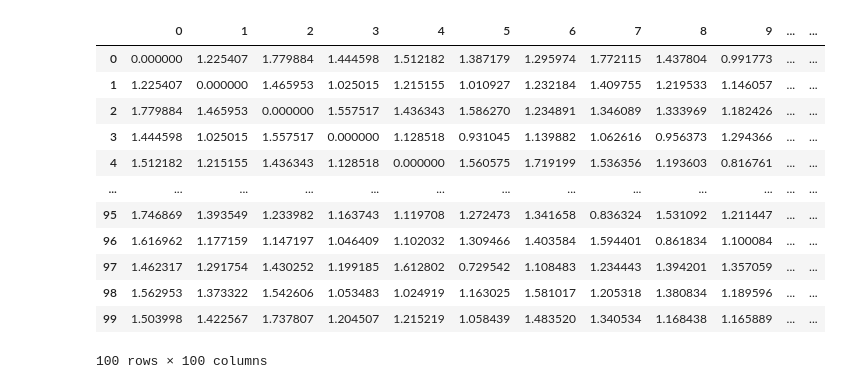
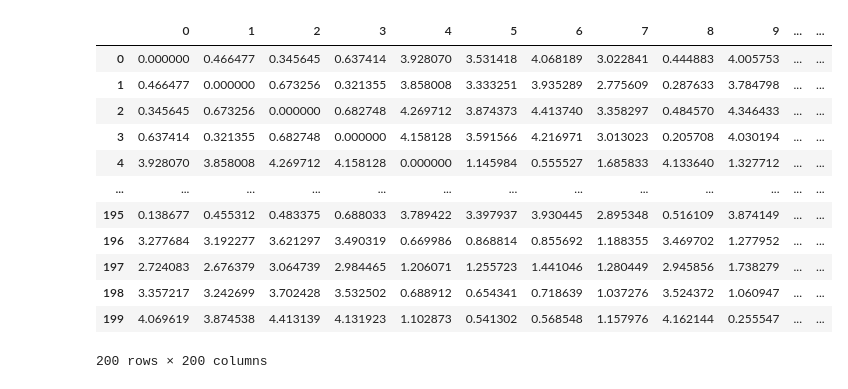
Before and after one commit to shyu61/math, a Jupyter notebook: anomaly_detection/lof/main.ipynb, the cells around one changed output. Saved outputs shown, nothing was run; the diff lists cells and outputs as text; code cells hidden in the pictures.

```diff
--- a/anomaly_detection/lof/main.ipynb
+++ b/anomaly_detection/lof/main.ipynb
@@ -5,19 +8,19 @@ import scipy
 # %%
-X = np.random.rand(100, 10)
+X, Y = datasets.make_blobs(n_samples=200, centers=2, n_features=2, cluster_std=0.4, random_state=0)
 
 dist_matrix = scipy.spatial.distance_matrix(X, X)
 pd.DataFrame(dist_matrix)
 # %% [output]
 |  | 0 | 1 | 2 | 3 | 4 | 5 | 6 | 7 | 8 | 9 | ... | ... |
-| 0 | 0.000000 | 1.225407 | 1.779884 | 1.444598 | 1.512182 | 1.387179 | 1.295974 | 1.772115 | 1.437804 | 0.991773 | ... | ... |
-| 1 | 1.225407 | 0.000000 | 1.465953 | 1.025015 | 1.215155 | 1.010927 | 1.232184 | 1.409755 | 1.219533 | 1.146057 | ... | ... |
-| 2 | 1.779884 | 1.465953 | 0.000000 | 1.557517 | 1.436343 | 1.586270 | 1.234891 | 1.346089 | 1.333969 | 1.182426 | ... | ... |
-| 3 | 1.444598 | 1.025015 | 1.557517 | 0.000000 | 1.128518 | 0.931045 | 1.139882 | 1.062616 | 0.956373 | 1.294366 | ... | ... |
-| 4 | 1.512182 | 1.215155 | 1.436343 | 1.128518 | 0.000000 | 1.560575 | 1.719199 | 1.536356 | 1.193603 | 0.816761 | ... | ... |
+| 0 | 0.000000 | 0.466477 | 0.345645 | 0.637414 | 3.928070 | 3.531418 | 4.068189 | 3.022841 | 0.444883 | 4.005753 | ... | ... |
+| 1 | 0.466477 | 0.000000 | 0.673256 | 0.321355 | 3.858008 | 3.333251 | 3.935289 | 2.775609 | 0.287633 | 3.784798 | ... | ... |
+| 2 | 0.345645 | 0.673256 | 0.000000 | 0.682748 | 4.269712 | 3.874373 | 4.413740 | 3.358297 | 0.484570 | 4.346433 | ... | ... |
+| 3 | 0.637414 | 0.321355 | 0.682748 | 0.000000 | 4.158128 | 3.591566 | 4.216971 | 3.013023 | 0.205708 | 4.030194 | ... | ... |
+| 4 | 3.928070 | 3.858008 | 4.269712 | 4.158128 | 0.000000 | 1.145984 | 0.555527 | 1.685833 | 4.133640 | 1.327712 | ... | ... |
 | ... | ... | ... | ... | ... | ... | ... | ... | ... | ... | ... | ... | ... |
-| 95 | 1.746869 | 1.393549 | 1.233982 | 1.163743 | 1.119708 | 1.272473 | 1.341658 | 0.836324 | 1.531092 | 1.211447 | ... | ... |
-| 96 | 1.616962 | 1.177159 | 1.147197 | 1.046409 | 1.102032 | 1.309466 | 1.403584 | 1.594401 | 0.861834 | 1.100084 | ... | ... |
-| 97 | 1.462317 | 1.291754 | 1.430252 | 1.199185 | 1.612802 | 0.729542 | 1.108483 | 1.234443 | 1.394201 | 1.357059 | ... | ... |
-| 98 | 1.562953 | 1.373322 | 1.542606 | 1.053483 | 1.024919 | 1.163025 | 1.581017 | 1.205318 | 1.380834 | 1.189596 | ... | ... |
-| 99 | 1.503998 | 1.422567 | 1.737807 | 1.204507 | 1.215219 | 1.058439 | 1.483520 | 1.340534 | 1.168438 | 1.165889 | ... | ... |
+| 195 | 0.138677 | 0.455312 | 0.483375 | 0.688033 | 3.789422 | 3.397937 | 3.930445 | 2.895348 | 0.516109 | 3.874149 | ... | ... |
+| 196 | 3.277684 | 3.192277 | 3.621297 | 3.490319 | 0.669986 | 0.868814 | 0.855692 | 1.188355 | 3.469702 | 1.277952 | ... | ... |
+| 197 | 2.724083 | 2.676379 | 3.064739 | 2.984465 | 1.206071 | 1.255723 | 1.441046 | 1.280449 | 2.945856 | 1.738279 | ... | ... |
+| 198 | 3.357217 | 3.242699 | 3.702428 | 3.532502 | 0.688912 | 0.654341 | 0.718639 | 1.037276 | 3.524372 | 1.060947 | ... | ... |
+| 199 | 4.069619 | 3.874538 | 4.413139 | 4.131923 | 1.102873 | 0.541302 | 0.568548 | 1.157976 | 4.162144 | 0.255547 | ... | ... |
-100 rows × 100 columns
+200 rows × 200 columns
```
Also changed, not shown: parts of 7 cells of this notebook.
